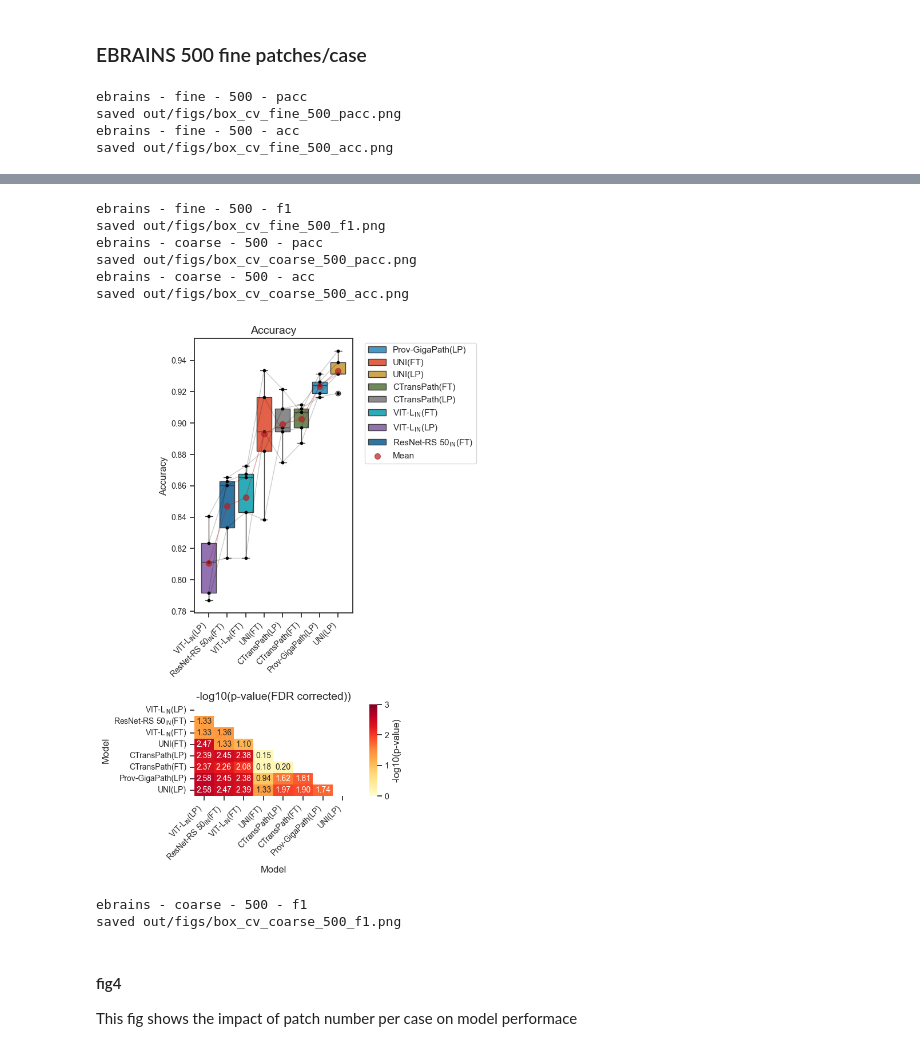
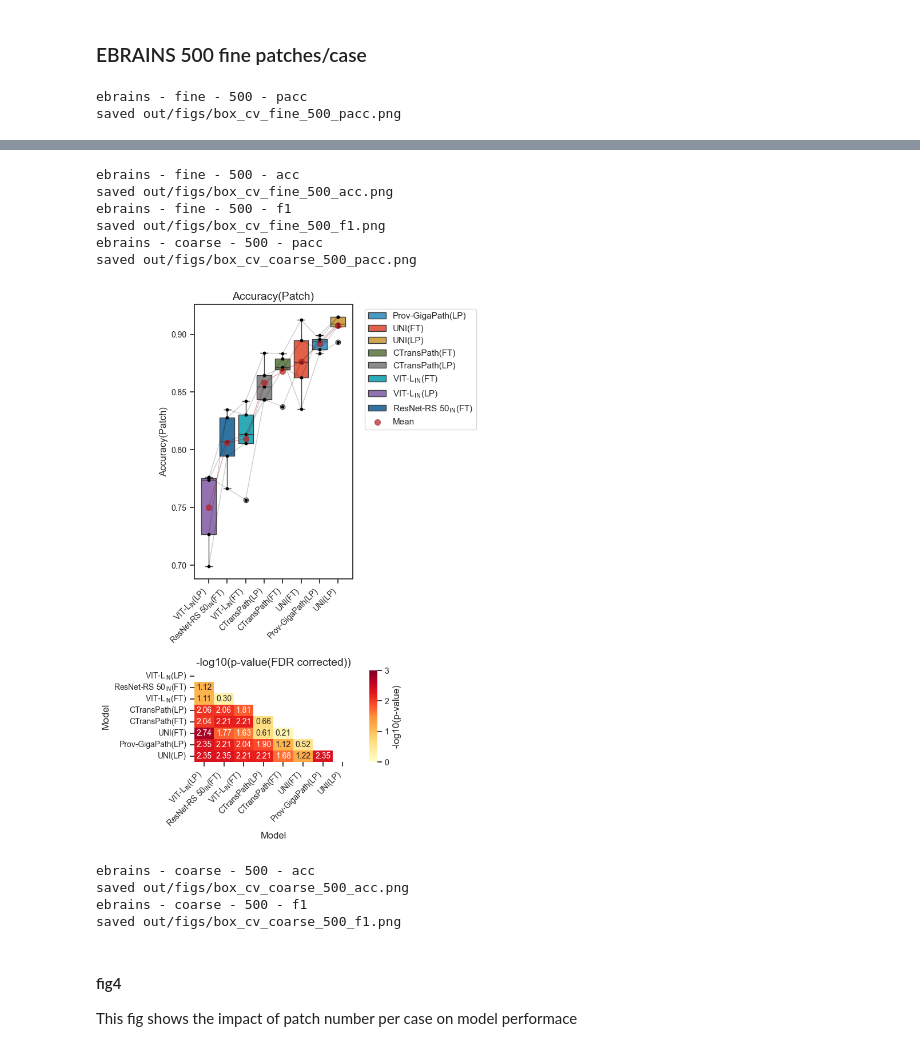
Before and after one commit to endaaman/bt, a Jupyter notebook: notes/note_metrics.ipynb, the cells around one changed output, grey strips where cells are left out. Drawn from its saved outputs; the diff is of its cells as text; code cells hidden in the pictures.

```diff
--- a/notes/note_metrics.ipynb
+++ b/notes/note_metrics.ipynb
@@ -342,15 +342,13 @@ saved out/figs/box_cv_coarse_500_f1.png
 # %% [markdown]
 ### EBRAINS 500 fine patches/case
 # %%
-paired_box('ebrains', False, LIMIT, 'pacc')
-paired_box('ebrains', False, LIMIT, 'acc', True)
+paired_box('ebrains', False, LIMIT, 'pacc', True)
+paired_box('ebrains', False, LIMIT, 'acc')
 paired_box('ebrains', False, LIMIT, 'f1')
 
-paired_box('ebrains', True, LIMIT, 'pacc')
-paired_box('ebrains', True, LIMIT, 'acc',  True)
+paired_box('ebrains', True, LIMIT, 'pacc',  True)
+paired_box('ebrains', True, LIMIT, 'acc')
 paired_box('ebrains', True, LIMIT, 'f1')
 # %% [output]
 ebrains - fine - 500 - pacc
 saved out/figs/box_cv_fine_500_pacc.png
-ebrains - fine - 500 - acc
-saved out/figs/box_cv_fine_500_acc.png
@@ -358,10 +356,12 @@ saved out/figs/box_cv_fine_500_acc.png
+ebrains - fine - 500 - acc
+saved out/figs/box_cv_fine_500_acc.png
 ebrains - fine - 500 - f1
 saved out/figs/box_cv_fine_500_f1.png
 ebrains - coarse - 500 - pacc
 saved out/figs/box_cv_coarse_500_pacc.png
-ebrains - coarse - 500 - acc
-saved out/figs/box_cv_coarse_500_acc.png
-[figure, old version]
+[figure, new version]
+ebrains - coarse - 500 - acc
+saved out/figs/box_cv_coarse_500_acc.png
 ebrains - coarse - 500 - f1
 saved out/figs/box_cv_coarse_500_f1.png
 # %% [markdown]
```
Also changed, not shown: parts of 3 cells of this notebook.
